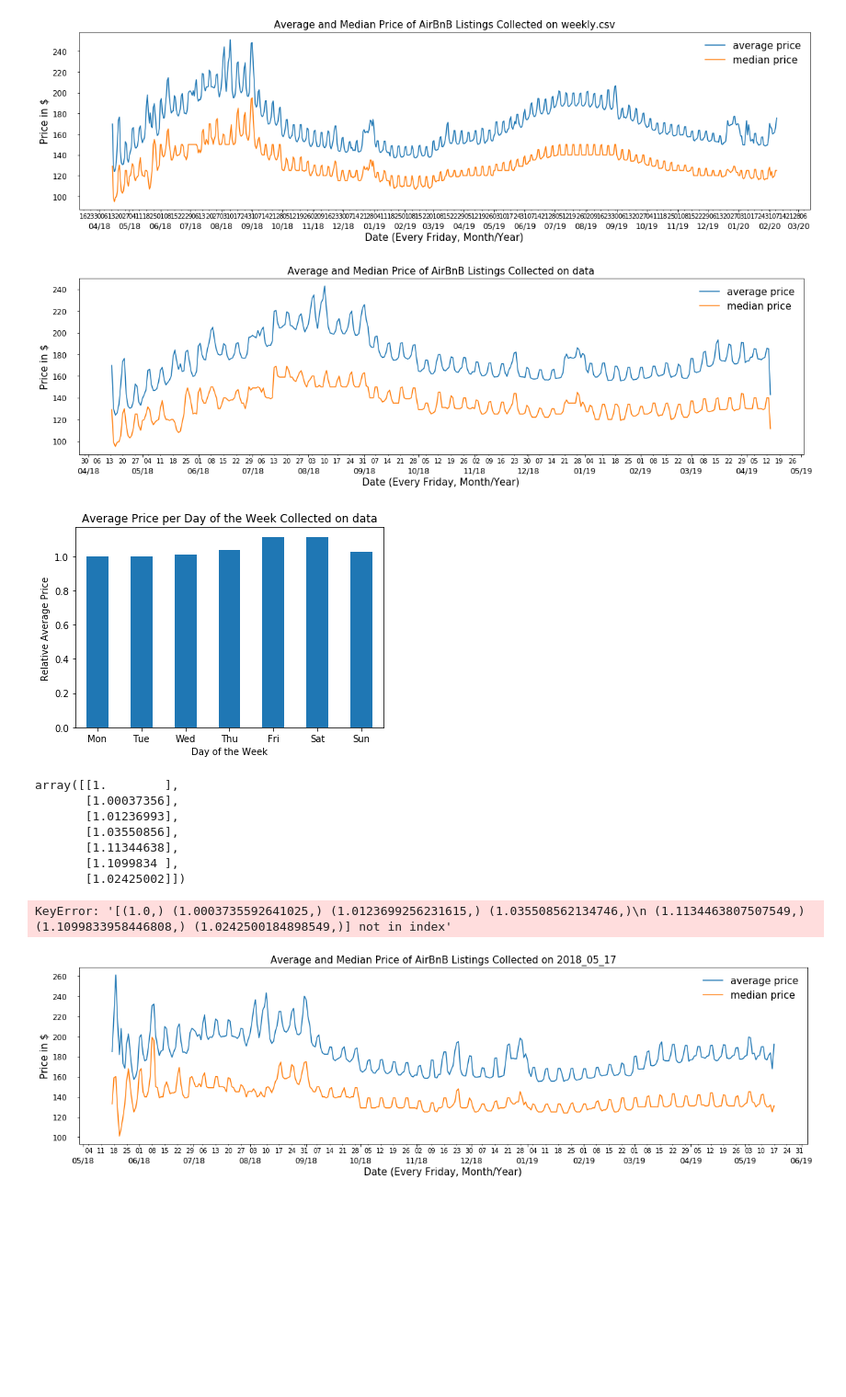
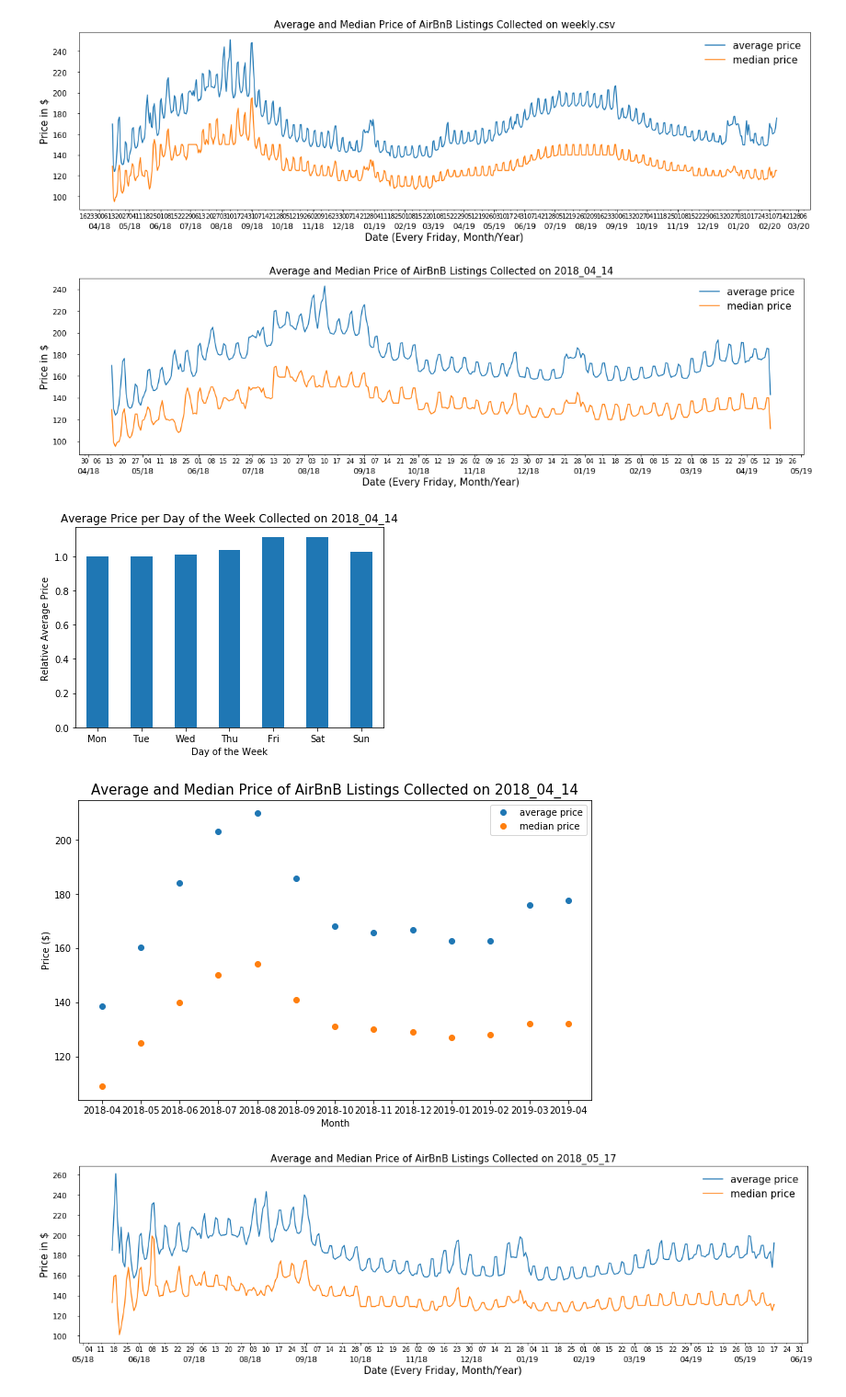
Before and after one commit to hengjiwang/seattle_airbnb_prediction, a Jupyter notebook: clean_and_feature_extraction/calendar_exploration.ipynb, the cells around one changed output. Shown at 92% size. Cells and saved outputs as stored; diff of their text form; code cells hidden in the pictures; blank space fills up the shorter version.

Commit message:
data-see

```diff
--- a/clean_and_feature_extraction/calendar_exploration.ipynb
+++ b/clean_and_feature_extraction/calendar_exploration.ipynb
@@ -14,9 +14,9 @@ def clean_calendar(fl):
     #change the type of date and get the day of week
     #return a cleaned dataframe with listing_id, date, price and week
     df = pd.read_csv(fl).dropna().drop(columns='available').reset_index(drop=True)
+    df = df[['listing_id','date','price']] #only keep these three columns
     df['price'] =  df['price'].apply(lambda x: x.replace('$','').replace(',','')).astype('float')
     df['date'] = pd.to_datetime(df['date'])
-    df['week'] = df['date'].dt.dayofweek
     return df
 
 def ave_price_day(df,fl):
@@ -24,6 +24,7 @@ def ave_price_day(df,fl):
     #save the average dialy price to "dialyprice.csv" in the orinial folder
     date = np.sort(df['date'].unique())
     ave_price = [df[df['date']==d]['price'].mean() for d in date]
+    #save
     #out = "/".join(fl.split('/')[0:-1])+'/dialyprice.csv'
     #pd.DataFrame(ave_price,index=date,columns=['ave_price']).to_csv(out)
     median_price = [df[df['date']==d]['price'].median() for d in date]
@@ -35,7 +36,7 @@ def ave_price_day(df,fl):
     ax=plt.gca()
     plt.xlabel('Date (Every Friday, Month/Year)',fontsize=15)
     plt.ylabel('Price in $',fontsize=15)
-    plt.title('Average and Median Price of AirBnB Listings Collected on '+fl.split('/')[1],fontsize=15)
+    plt.title('Average and Median Price of AirBnB Listings Collected on '+fl.split('/')[-2],fontsize=15)
     ax.xaxis.set_major_locator(mdates.MonthLocator())
     ax.xaxis.set_major_formatter(mdates.DateFormatter('%m/%y'))
     ax.xaxis.set_minor_locator(mdates.WeekdayLocator(byweekday=(FR)))
@@ -55,10 +56,12 @@ def ave_price_weekly(df,fl):
     #calculate the average price for every house on every day of the week
     #save it to 'weeklyprice.csv' in the original folder
     #plot the relative price
+    df['week'] = df['date'].dt.dayofweek
     listings = df['listing_id'].unique()
     week = ['Mon','Tue','Wed','Thu','Fri','Sat','Sun']
     houses = [ one_house(df,l) for l in listings]
     houses = pd.DataFrame(houses,index=listings,columns=week).dropna()
+    #save
     #out = "/".join(fl.split('/')[0:-1])+'/weeklyprice.csv'
     #houses.to_csv(out)
     #calculate the relative price and plot
@@ -67,15 +70,35 @@ def ave_price_weekly(df,fl):
     plt.xticks(rotation=0)
     plt.xlabel('Day of the Week')
     plt.ylabel('Relative Average Price')
-    plt.title('Average Price per Day of the Week Collected on '+fl.split('/')[1])
+    plt.title('Average Price per Day of the Week Collected on '+fl.split('/')[-2])
     plt.show()
-    return houses
+    return rel_price
+
+def ave_price_monthly(df,fl):
+    #calculate and plot the average and median price of all houses as a function of month
+    #df['ym'] = df['date'].apply(lambda x: x.strftime('%Y-%m'))
+    df['ym'] = df['date'].dt.strftime('%Y-%m')
+    #month = sorted(df['date'].unique())
+    #maprice = [df[df['date']==m]['price'].mean() for m in month]
+    #mmprice = [df[df['date']==m]['price'].median() for m in month]
+    maprice = df.groupby('ym')['price'].mean().to_frame().reset_index()
+    mmprice = df.groupby('ym')['price'].median().to_frame().reset_index()
+    plt.figure(figsize=(10,6))
+    plt.plot(maprice.ym,maprice.price,'o',label='average price')
+    plt.plot(mmprice.ym,mmprice.price,'o',label='median price')
+    plt.legend()
+    plt.xlabel('Month')
+    plt.ylabel('Price ($)')
+    plt.title('Average and Median Price of AirBnB Listings Collected on '+fl.split('/')[-2],fontsize=15)
+    plt.show()
+    return maprice
 
 def explore_calendar(fl):
     clean_df = clean_calendar(fl)
     ave_price_day(clean_df,fl)
     week = ave_price_weekly(clean_df,fl)
-    return week
+    month = ave_price_monthly(clean_df,fl)
+    return week,month
 # %%
 files = ['2018_04_14','2018_05_17','2018_07_17','2018_08_16','2018_09_14','2018_10_11','2018_11_15','2018_12_13','2019_01_17','2019_02_09']
 mergedf = pd.concat([clean_calendar('data/'+f+'/calendar.csv') for f in files],sort=False,join='inner')
@@ -84,27 +107,12 @@ mergedf = pd.concat([clean_calendar('data/'+f+'/calendar.csv') for f in files],s
 ave_price_day(mergedf,'data/weekly.csv')
 # %% [output]
 [figure]
-# %%
-week = explore_calendar('../data/2018_04_14/calendar.csv').apply(lambda x: x/x[0],axis=1).apply(lambda x: x.sum(),axis=0).to_frame().apply(lambda x: x/x[0],axis=0)
-# %% [output]
-[figure, removed]
-[figure, removed]
-# %%
-week.values
-# %% [output]
-array([[1.        ],
-       [1.00037356],
-       [1.01236993],
-       [1.03550856],
-       [1.11344638],
-       [1.1099834 ],
-       [1.02425002]])
-# %%
-week.plot(y=week.values,kind='bar',legend=False,use_index=True)
-#for a,b in zip(df['num'],df['resultRate']):
-#    plt.text(a, b+0.001, '%.4f' % b, ha='center', va= 'bottom',fontsize=9)
-# %% [output]
-KeyError: '[(1.0,) (1.0003735592641025,) (1.0123699256231615,) (1.035508562134746,)\n (1.1134463807507549,) (1.1099833958446808,) (1.0242500184898549,)] not in index'
+# %%
+wprice,mprice = explore_calendar('../data/2018_04_14/calendar.csv')
+# %% [output]
+[figure, added]
+[figure, added]
+[figure, added]
 # %%
 explore_calendar('data/2018_05_17/calendar.csv')
 # %% [output]
```
Also changed, not shown: 6 other files.
